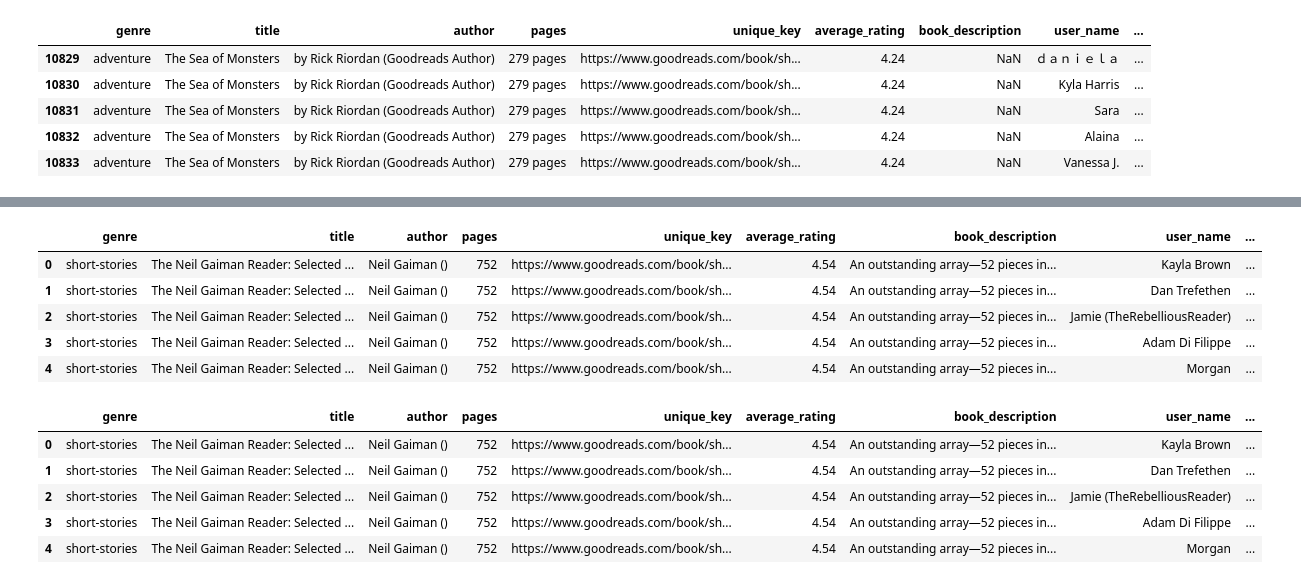
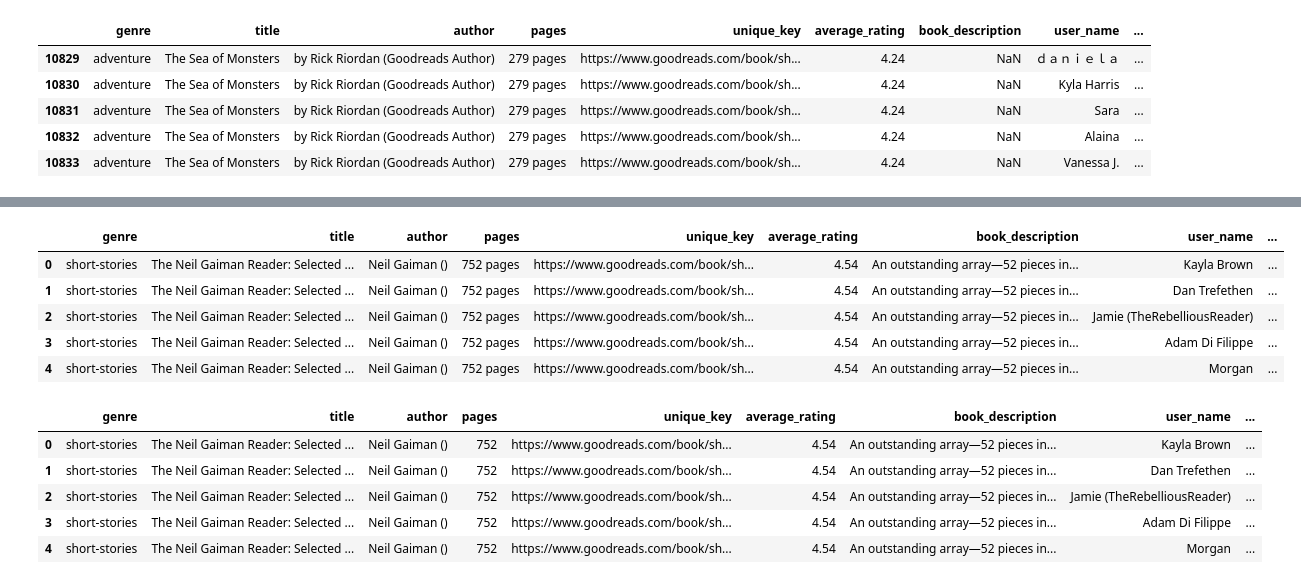
Before and after one commit to angelicacodes/book_recommendation, a Jupyter notebook: notebooks/exploratory/EDA1.ipynb, the cells around one changed output, grey strips where cells are left out. Drawn from its saved outputs; the diff is of its cells as text; code cells hidden in the pictures.

```diff
--- a/notebooks/exploratory/EDA1.ipynb
+++ b/notebooks/exploratory/EDA1.ipynb
@@ -439,7 +439,7 @@ comb_df2.tail()
 enc = LabelEncoder()
 enc.fit(comb_df2['user_unique_key'])
 comb_df2['user_unique_key'] = enc.transform(comb_df2['user_unique_key'])
-comb_df3 = comb_df
+comb_df3 = comb_df2
 comb_df3.head()
 # %% [output]
 |  | genre | title | author | pages | unique_key | average_rating | book_description | user_name | ... |
@@ -451,14 +451,14 @@ comb_df3.head()
 # %%
-comb_df3['author'] = comb_df3['author'].replace({'by ': '', "(Goodreads Author)": ''}, regex=False)
+comb_df3['author'] = comb_df3['author'].replace({'by ': '', "(Goodreads Author)": ''}, regex=True)
 comb_df4= comb_df3
 comb_df4.head()
 # %% [output]
 |  | genre | title | author | pages | unique_key | average_rating | book_description | user_name | ... |
-| 0 | short-stories | The Neil Gaiman Reader: Selected ... | Neil Gaiman () | 752 | https://www.goodreads.com/book/sh... | 4.54 | An outstanding array—52 pieces in... | Kayla Brown | ... |
-| 1 | short-stories | The Neil Gaiman Reader: Selected ... | Neil Gaiman () | 752 | https://www.goodreads.com/book/sh... | 4.54 | An outstanding array—52 pieces in... | Dan Trefethen | ... |
-| 2 | short-stories | The Neil Gaiman Reader: Selected ... | Neil Gaiman () | 752 | https://www.goodreads.com/book/sh... | 4.54 | An outstanding array—52 pieces in... | Jamie (TheRebelliousReader) | ... |
-| 3 | short-stories | The Neil Gaiman Reader: Selected ... | Neil Gaiman () | 752 | https://www.goodreads.com/book/sh... | 4.54 | An outstanding array—52 pieces in... | Adam Di Filippe | ... |
-| 4 | short-stories | The Neil Gaiman Reader: Selected ... | Neil Gaiman () | 752 | https://www.goodreads.com/book/sh... | 4.54 | An outstanding array—52 pieces in... | Morgan | ... |
+| 0 | short-stories | The Neil Gaiman Reader: Selected ... | Neil Gaiman () | 752 pages | https://www.goodreads.com/book/sh... | 4.54 | An outstanding array—52 pieces in... | Kayla Brown | ... |
+| 1 | short-stories | The Neil Gaiman Reader: Selected ... | Neil Gaiman () | 752 pages | https://www.goodreads.com/book/sh... | 4.54 | An outstanding array—52 pieces in... | Dan Trefethen | ... |
+| 2 | short-stories | The Neil Gaiman Reader: Selected ... | Neil Gaiman () | 752 pages | https://www.goodreads.com/book/sh... | 4.54 | An outstanding array—52 pieces in... | Jamie (TheRebelliousReader) | ... |
+| 3 | short-stories | The Neil Gaiman Reader: Selected ... | Neil Gaiman () | 752 pages | https://www.goodreads.com/book/sh... | 4.54 | An outstanding array—52 pieces in... | Adam Di Filippe | ... |
+| 4 | short-stories | The Neil Gaiman Reader: Selected ... | Neil Gaiman () | 752 pages | https://www.goodreads.com/book/sh... | 4.54 | An outstanding array—52 pieces in... | Morgan | ... |
 # %%
 comb_df4['pages'] = comb_df4['pages'].replace({'pages': ''}, regex=True)
 comb_df5= comb_df4
```
Also changed, not shown: parts of 7 cells of this notebook, 3 other files.
